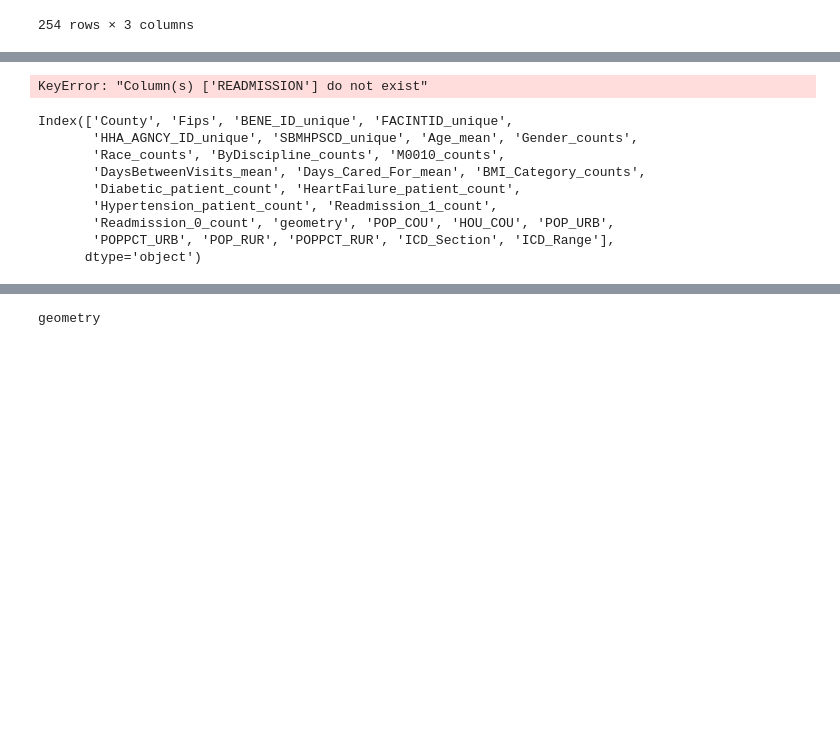
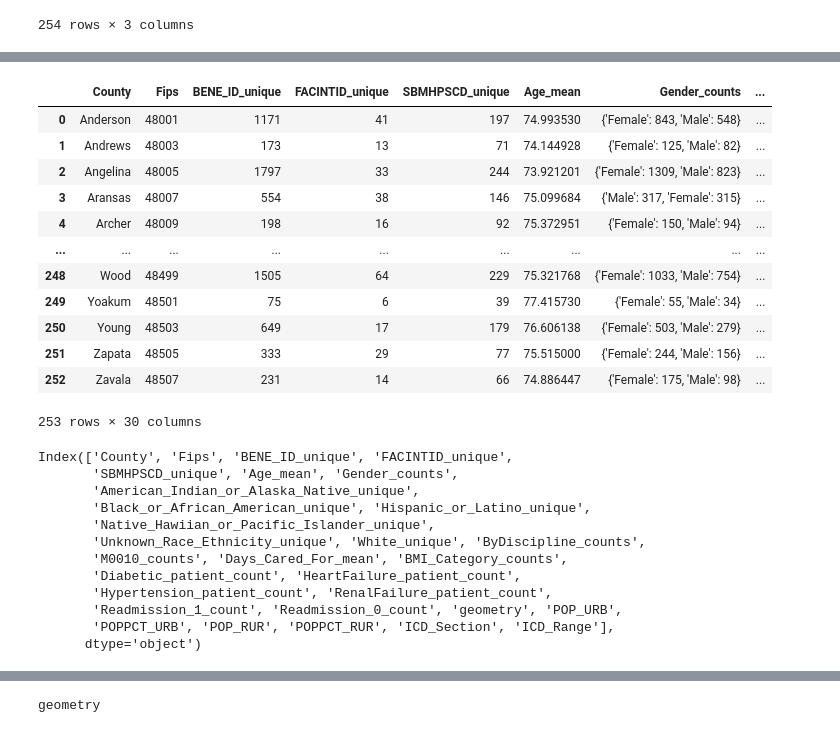
Before and after one commit to AI2TXST/PRECISION-Connect, a Jupyter notebook: src/building_connect_v2/finalDashboardData_v2.ipynb, the cells around one changed output, grey strips where cells are left out. Saved outputs shown, nothing was run; the diff lists cells and outputs as text; code cells hidden in the pictures; blank space fills up the shorter version.

```diff
--- a/src/building_connect_v2/finalDashboardData_v2.ipynb
+++ b/src/building_connect_v2/finalDashboardData_v2.ipynb
@@ -253,7 +253,7 @@ merged_data.to_csv('data/texasCountySummariesOASIS.csv', index=False)
 # %%
 merged_data_copy1 = merged_data.copy()
 # %%
-merged_data_copy2 =merged_data_copy1[['Beneficiary_ID', 'County', 'READMISSION'
+merged_data_copy2 =merged_data_copy1[['Beneficiary_ID', 'County', 'READMISSION',
  'Fips',
  'geometry',
  'Submitted_HIPPS_Code',
@@ -265,10 +265,8 @@ merged_data_copy2 =merged_data_copy1[['Beneficiary_ID', 'County', 'READMISSION'
  'Black_or_African_American',
  'Hispanic_or_Latino',
  'Native_Hawiian_or_Pacific_Islander',
- 'Unknown_Race_Ethnicity',
  'White',
  'ByDiscipline',
- 'DaysBetweenVisits',
  'Days_Cared_For',
  'Agency_Medicare_Number',
  'Primary_Diagnosis_ICD_10_C_M_Code',
@@ -277,16 +275,12 @@ merged_data_copy2 =merged_data_copy1[['Beneficiary_ID', 'County', 'READMISSION'
  'Other_Diagnosis_Code_3_ICD_10_C_M',
  'Other_Diagnosis_Code_4_ICD_10_C_M',
  'Other_Diagnosis_Code_5_ICD_10_C_M',
- 'Weight_in_pounds',
- 'Height_in_inches',
  'is_diabetes',
  'is_heart_failure',
  'is_hypertension',
- 'is_renal_failure',
+ 'is_deceased',
  'BMI',
  'BMI_Category',
- 'POP_COU',
- 'HOU_COU',
  'POP_URB',
  'POPPCT_URB',
  'POP_RUR',
@@ -303,48 +309,60 @@ grouped_df = merged_data_copy2.groupby(['County', 'Fips']).agg(
     BENE_ID_unique=('Beneficiary_ID', 'nunique'),
     FACINTID_unique=('Facility_Internal_ID', 'nunique'),
     SBMHPSCD_unique=('Submitted_HIPPS_Code', 'nunique'),
     Age_mean=('Age', 'mean'),
     Gender_counts=('Gender', lambda x: x.value_counts().to_dict()),
     American_Indian_or_Alaska_Native_unique=('American_Indian_or_Alaska_Native', 'nunique'),
     Black_or_African_American_unique=('Black_or_African_American', 'nunique'),
     Hispanic_or_Latino_unique=('Hispanic_or_Latino', 'nunique'),
     Native_Hawiian_or_Pacific_Islander_unique=('Native_Hawiian_or_Pacific_Islander', 'nunique'),
     Unknown_Race_Ethnicity_unique=('American_Indian_or_Alaska_Native', 'nunique'),
     White_unique=('White', 'nunique'),
     ByDiscipline_counts=('ByDiscipline', lambda x: x.value_counts().to_dict()),
     M0010_counts=('Agency_Medicare_Number', lambda x: x.value_counts().to_dict()),
-    DaysBetweenVisits_mean=('DaysBetweenVisits', 'mean'),
     Days_Cared_For_mean=('Days_Cared_For', 'mean'),
     BMI_Category_counts=('BMI_Category', lambda x: x.value_counts().to_dict()),
     Diabetic_patient_count=('is_diabetes', lambda x: (x == 1).sum()),
     HeartFailure_patient_count=('is_heart_failure', lambda x: (x == 1).sum()),
     Hypertension_patient_count=('is_hypertension', lambda x: (x == 1).sum()),
-    RenalFailure_patient_count=('is_renal_failure', lambda x: (x == 1).sum()),
+    RenalFailure_patient_count=('is_deceased', lambda x: (x == 1).sum()),
     Readmission_1_count=('READMISSION', lambda x: (x == 1).sum()),
     Readmission_0_count=('READMISSION', lambda x: (x == 0).sum()),
     geometry=('geometry', 'first'),
-    POP_COU=('POP_COU', 'first'),
-    HOU_COU=('HOU_COU', 'first'),
     POP_URB=('POP_URB', 'first'),
     POPPCT_URB=('POPPCT_URB', 'first'),
     POP_RUR=('POP_RUR', 'first'),
     POPPCT_RUR=('POPPCT_RUR', 'first'),
     ICD_Section=('ICD_Section', lambda x: ','.join(sorted(set(','.join(x).split(','))))),
     ICD_Range=('ICD_Range', lambda x: ','.join(sorted(set(','.join(x).split(',')))))
 ).reset_index()
 grouped_df
 # %% [output]
+|  | County | Fips | BENE_ID_unique | FACINTID_unique | SBMHPSCD_unique | Age_mean | Gender_counts | ... |
+| 0 | Anderson | 48001 | 1171 | 41 | 197 | 74.993530 | {'Female': 843, 'Male': 548} | ... |
+| 1 | Andrews | 48003 | 173 | 13 | 71 | 74.144928 | {'Female': 125, 'Male': 82} | ... |
+| 2 | Angelina | 48005 | 1797 | 33 | 244 | 73.921201 | {'Female': 1309, 'Male': 823} | ... |
+| 3 | Aransas | 48007 | 554 | 38 | 146 | 75.099684 | {'Male': 317, 'Female': 315} | ... |
+| 4 | Archer | 48009 | 198 | 16 | 92 | 75.372951 | {'Female': 150, 'Male': 94} | ... |
+| ... | ... | ... | ... | ... | ... | ... | ... | ... |
+| 248 | Wood | 48499 | 1505 | 64 | 229 | 75.321768 | {'Female': 1033, 'Male': 754} | ... |
+| 249 | Yoakum | 48501 | 75 | 6 | 39 | 77.415730 | {'Female': 55, 'Male': 34} | ... |
+| 250 | Young | 48503 | 649 | 17 | 179 | 76.606138 | {'Female': 503, 'Male': 279} | ... |
+| 251 | Zapata | 48505 | 333 | 29 | 77 | 75.515000 | {'Female': 244, 'Male': 156} | ... |
+| 252 | Zavala | 48507 | 231 | 14 | 66 | 74.886447 | {'Female': 175, 'Male': 98} | ... |
-KeyError: "Column(s) ['READMISSION'] do not exist"
+253 rows × 30 columns
 # %%
 grouped_df.columns
 # %% [output]
 Index(['County', 'Fips', 'BENE_ID_unique', 'FACINTID_unique',
-       'HHA_AGNCY_ID_unique', 'SBMHPSCD_unique', 'Age_mean', 'Gender_counts',
-       'Race_counts', 'ByDiscipline_counts', 'M0010_counts',
-       'DaysBetweenVisits_mean', 'Days_Cared_For_mean', 'BMI_Category_counts',
+       'SBMHPSCD_unique', 'Age_mean', 'Gender_counts',
+       'American_Indian_or_Alaska_Native_unique',
+       'Black_or_African_American_unique', 'Hispanic_or_Latino_unique',
+       'Native_Hawiian_or_Pacific_Islander_unique',
+       'Unknown_Race_Ethnicity_unique', 'White_unique', 'ByDiscipline_counts',
+       'M0010_counts', 'Days_Cared_For_mean', 'BMI_Category_counts',
        'Diabetic_patient_count', 'HeartFailure_patient_count',
-       'Hypertension_patient_count', 'Readmission_1_count',
-       'Readmission_0_count', 'geometry', 'POP_COU', 'HOU_COU', 'POP_URB',
+       'Hypertension_patient_count', 'RenalFailure_patient_count',
+       'Readmission_1_count', 'Readmission_0_count', 'geometry', 'POP_URB',
        'POPPCT_URB', 'POP_RUR', 'POPPCT_RUR', 'ICD_Section', 'ICD_Range'],
       dtype='object')
 # %%
```
Also changed, not shown: parts of 15 cells of this notebook, 3 other files.
